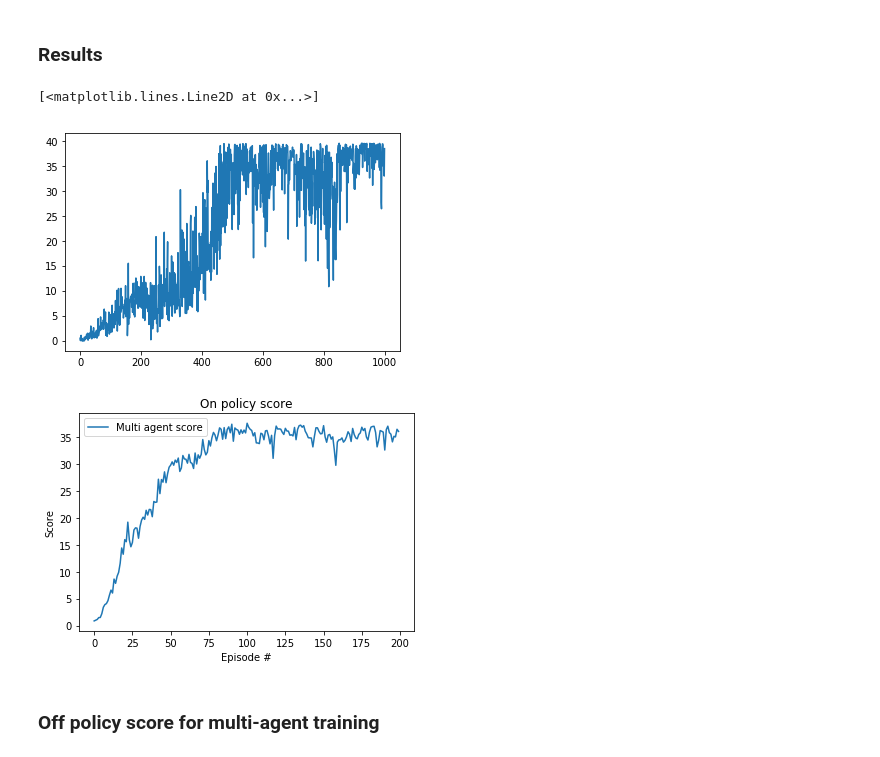
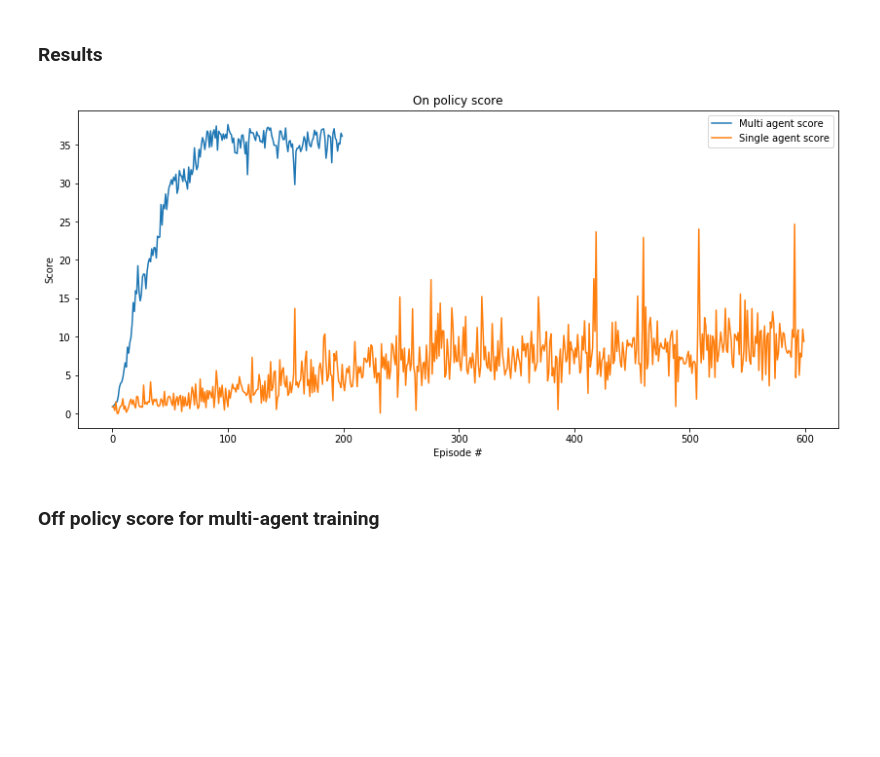
Before and after one commit to choudharydhruv/deepRL-projects-udacity, a Jupyter notebook: project2_continous_control/Continuous_Control.ipynb, the cells around one changed output. Saved outputs shown, nothing was run; the diff lists cells and outputs as text; code cells hidden in the pictures; blank space fills up the shorter version.

```diff
--- a/project2_continous_control/Continuous_Control.ipynb
+++ b/project2_continous_control/Continuous_Control.ipynb
@@ -202,22 +216,17 @@ with open('scores_ddpg_multi.txt', 'w') as f:
 env.close()
 # %% [markdown]
 ### Results
-# %%
-plt.figure()
-plt.plot(scores_ddpg)
-# %% [output]
-[<matplotlib.lines.Line2D at 0x...>]
-[figure, removed]
 # %%
-plt.figure()
+plt.figure(figsize=(14,6) )
 plt.plot(scores_ddpg_multi, label='Multi agent score')
+plt.plot(scores_ddpg_single, label='Single agent score')
 plt.ylabel('Score')
 plt.xlabel('Episode #')
 plt.title("On policy score")
 plt.legend()
 plt.show()
 # %% [output]
-[figure, old version]
+[figure, new version]
 # %% [markdown]
 ### Off policy score for multi-agent training
 # %%
```
Also changed, not shown: parts of 3 cells of this notebook, 7 other files.
